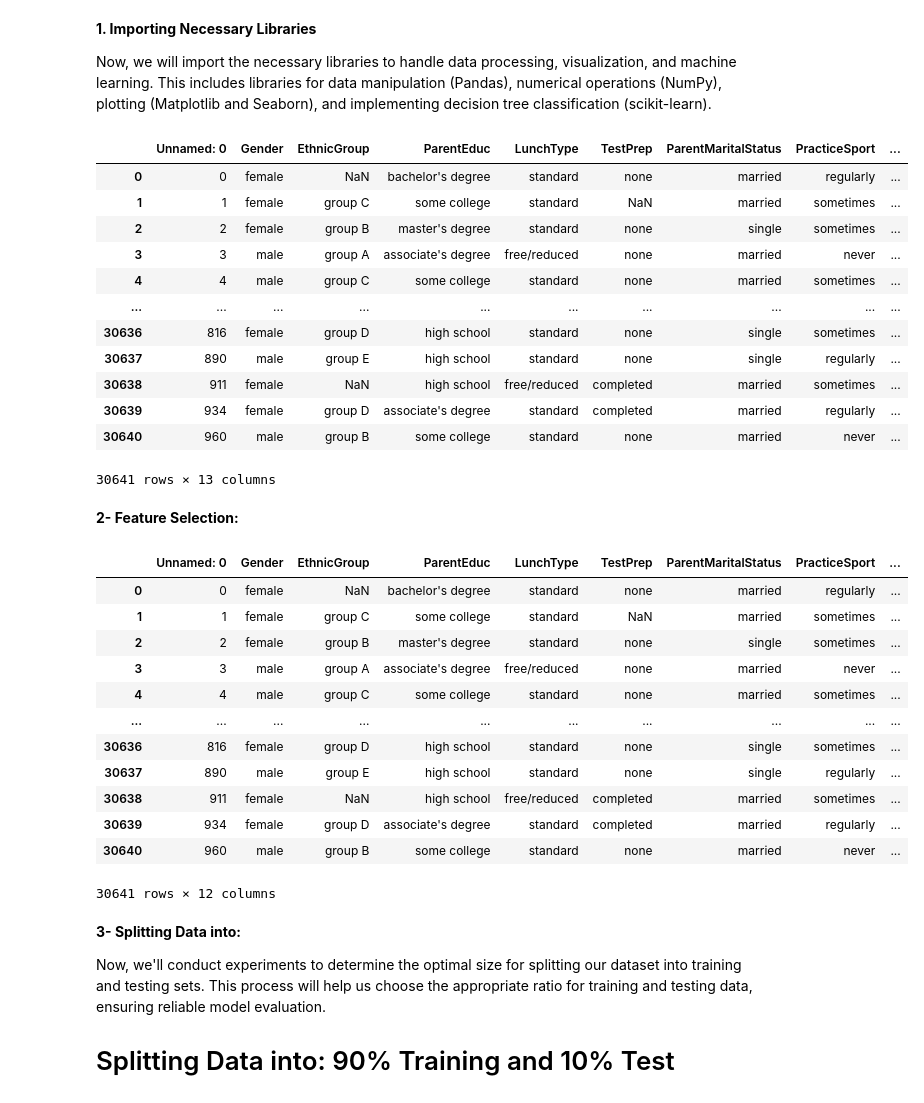
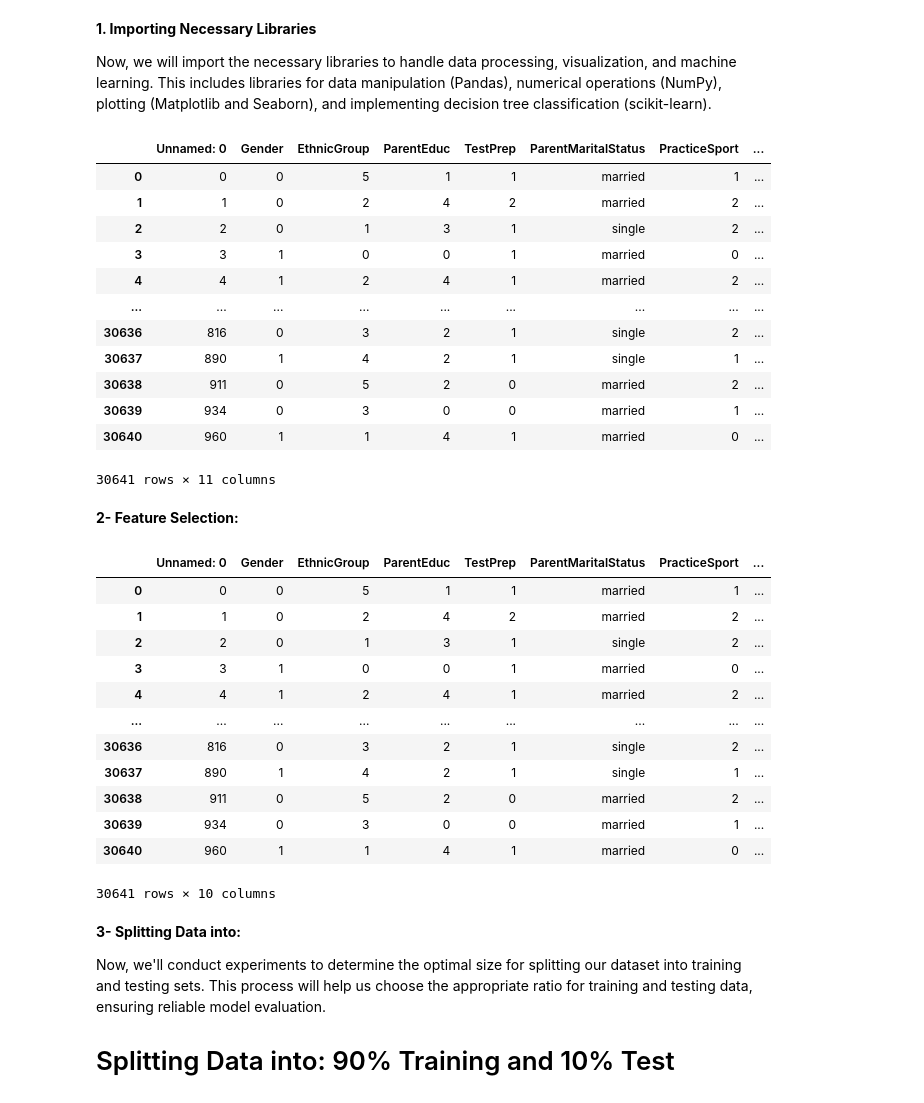
Before and after one commit to mariam-ahmed10/IT326-project, a Jupyter notebook: phase_1_and_2 (1).ipynb, the cells around one changed output. Cells and saved outputs as stored; diff of their text form; code cells hidden in the pictures.

```diff
--- a/phase_1_and_2 (1).ipynb
+++ b/phase_1_and_2 (1).ipynb
@@ -924,30 +924,30 @@ Now, we will import the necessary libraries to handle data processing, visualiza
 # %%
 import pandas as pd
 from scipy import stats
 from sklearn.tree import DecisionTreeClassifier
 from sklearn.model_selection import train_test_split
 from sklearn import metrics
 from sklearn.metrics import confusion_matrix
 from sklearn.metrics import ConfusionMatrixDisplay
 import matplotlib.pyplot as plt
 from sklearn import tree
 
-df = pd.read_csv("Expanded_data_with_more_features.csv")
+df = pd.read_csv("Preprocessed_dataset.csv")
 df
 # %% [output]
-|  | Unnamed: 0 | Gender | EthnicGroup | ParentEduc | LunchType | TestPrep | ParentMaritalStatus | PracticeSport | ... |
-| 0 | 0 | female | NaN | bachelor's degree | standard | none | married | regularly | ... |
-| 1 | 1 | female | group C | some college | standard | NaN | married | sometimes | ... |
-| 2 | 2 | female | group B | master's degree | standard | none | single | sometimes | ... |
-| 3 | 3 | male | group A | associate's degree | free/reduced | none | married | never | ... |
-| 4 | 4 | male | group C | some college | standard | none | married | sometimes | ... |
-| ... | ... | ... | ... | ... | ... | ... | ... | ... | ... |
-| 30636 | 816 | female | group D | high school | standard | none | single | sometimes | ... |
-| 30637 | 890 | male | group E | high school | standard | none | single | regularly | ... |
-| 30638 | 911 | female | NaN | high school | free/reduced | completed | married | sometimes | ... |
-| 30639 | 934 | female | group D | associate's degree | standard | completed | married | regularly | ... |
-| 30640 | 960 | male | group B | some college | standard | none | married | never | ... |
+|  | Unnamed: 0 | Gender | EthnicGroup | ParentEduc | TestPrep | ParentMaritalStatus | PracticeSport | ... |
+| 0 | 0 | 0 | 5 | 1 | 1 | married | 1 | ... |
+| 1 | 1 | 0 | 2 | 4 | 2 | married | 2 | ... |
+| 2 | 2 | 0 | 1 | 3 | 1 | single | 2 | ... |
+| 3 | 3 | 1 | 0 | 0 | 1 | married | 0 | ... |
+| 4 | 4 | 1 | 2 | 4 | 1 | married | 2 | ... |
+| ... | ... | ... | ... | ... | ... | ... | ... | ... |
+| 30636 | 816 | 0 | 3 | 2 | 1 | single | 2 | ... |
+| 30637 | 890 | 1 | 4 | 2 | 1 | single | 1 | ... |
+| 30638 | 911 | 0 | 5 | 2 | 0 | married | 2 | ... |
+| 30639 | 934 | 0 | 3 | 0 | 0 | married | 1 | ... |
+| 30640 | 960 | 1 | 1 | 4 | 1 | married | 0 | ... |
-30641 rows × 13 columns
+30641 rows × 11 columns
 # %% [markdown]
 **2- Feature Selection:**
 # %%
@@ -957,19 +957,19 @@ X= df[fn]
 y=df['Average Score']
 X
 # %% [output]
-|  | Unnamed: 0 | Gender | EthnicGroup | ParentEduc | LunchType | TestPrep | ParentMaritalStatus | PracticeSport | ... |
-| 0 | 0 | female | NaN | bachelor's degree | standard | none | married | regularly | ... |
-| 1 | 1 | female | group C | some college | standard | NaN | married | sometimes | ... |
-| 2 | 2 | female | group B | master's degree | standard | none | single | sometimes | ... |
-| 3 | 3 | male | group A | associate's degree | free/reduced | none | married | never | ... |
-| 4 | 4 | male | group C | some college | standard | none | married | sometimes | ... |
-| ... | ... | ... | ... | ... | ... | ... | ... | ... | ... |
-| 30636 | 816 | female | group D | high school | standard | none | single | sometimes | ... |
-| 30637 | 890 | male | group E | high school | standard | none | single | regularly | ... |
-| 30638 | 911 | female | NaN | high school | free/reduced | completed | married | sometimes | ... |
-| 30639 | 934 | female | group D | associate's degree | standard | completed | married | regularly | ... |
-| 30640 | 960 | male | group B | some college | standard | none | married | never | ... |
+|  | Unnamed: 0 | Gender | EthnicGroup | ParentEduc | TestPrep | ParentMaritalStatus | PracticeSport | ... |
+| 0 | 0 | 0 | 5 | 1 | 1 | married | 1 | ... |
+| 1 | 1 | 0 | 2 | 4 | 2 | married | 2 | ... |
+| 2 | 2 | 0 | 1 | 3 | 1 | single | 2 | ... |
+| 3 | 3 | 1 | 0 | 0 | 1 | married | 0 | ... |
+| 4 | 4 | 1 | 2 | 4 | 1 | married | 2 | ... |
+| ... | ... | ... | ... | ... | ... | ... | ... | ... |
+| 30636 | 816 | 0 | 3 | 2 | 1 | single | 2 | ... |
+| 30637 | 890 | 1 | 4 | 2 | 1 | single | 1 | ... |
+| 30638 | 911 | 0 | 5 | 2 | 0 | married | 2 | ... |
+| 30639 | 934 | 0 | 3 | 0 | 0 | married | 1 | ... |
+| 30640 | 960 | 1 | 1 | 4 | 1 | married | 0 | ... |
-30641 rows × 12 columns
+30641 rows × 10 columns
 # %% [markdown]
 **3- Splitting Data into:**
 
```
Also changed, not shown: parts of 1 cell of this notebook.
